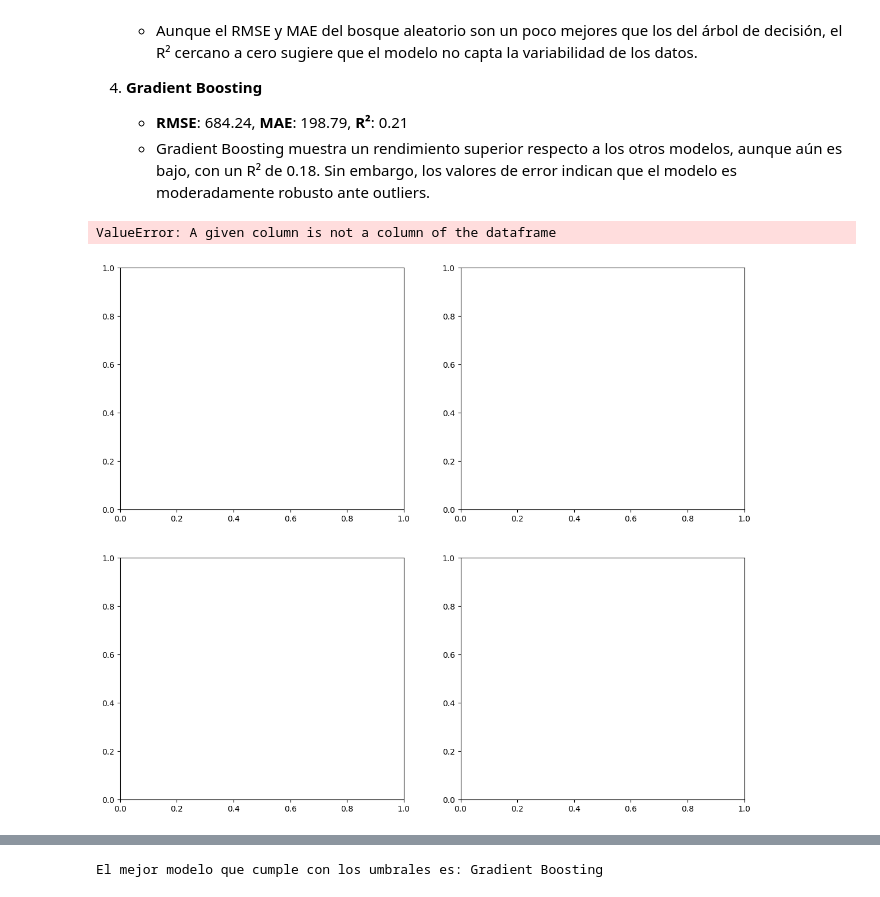
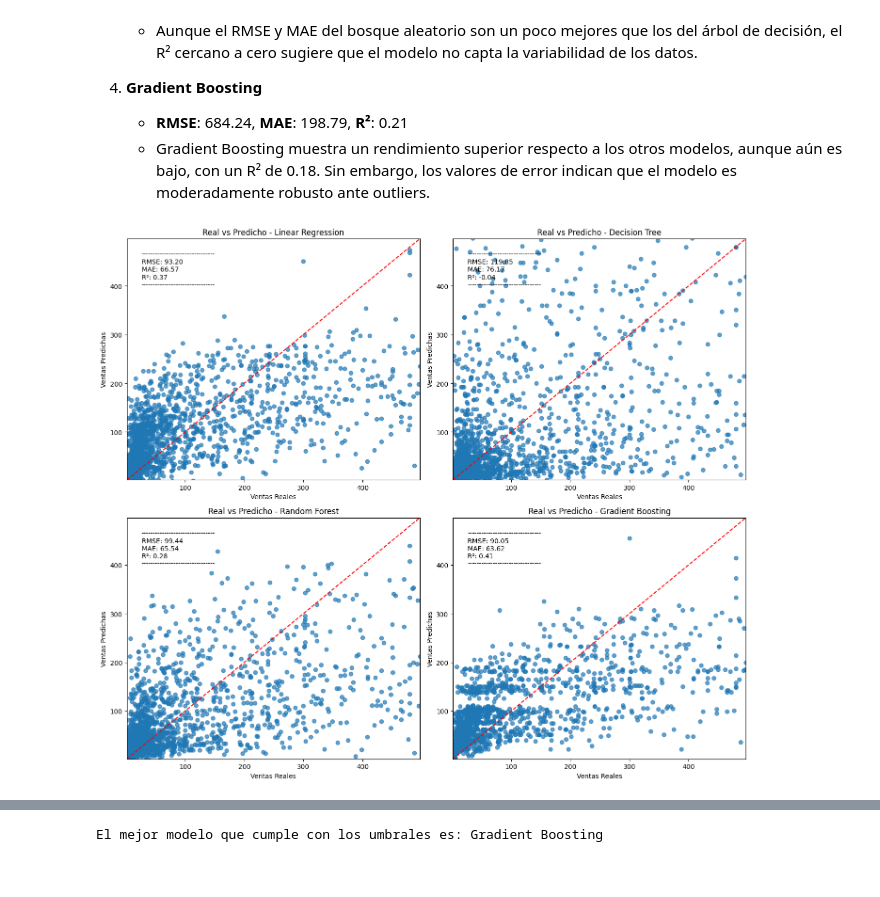
Before and after one commit to NicolasAlarconS/data_science, a Jupyter notebook: nicoals_alarcon_notebook.ipynb, the cells around one changed output, grey strips where cells are left out. Cells and saved outputs as stored; diff of their text form; code cells hidden in the pictures.

```diff
--- a/nicoals_alarcon_notebook.ipynb
+++ b/nicoals_alarcon_notebook.ipynb
@@ -683,7 +683,7 @@ df_cleaned['Order Date'] = pd.to_datetime(df['Order Date'])
 df_cleaned['Ship Date'] = pd.to_datetime(df['Ship Date'])
 
 # Convertir variables categóricas a variables dummies (One-Hot Encoding)
-categorical_features = ['Ship Mode', 'Segment', 'Country', 'City', 'State', 'Region', 'Category', 'Sub-Category', 'Quarter']
+categorical_features = ['Ship Mode', 'Segment', 'Country', 'City', 'State', 'Region', 'Category', 'Sub-Category']
 numerical_features = ['Quantity', 'Discount']
 
 # Transformador para preprocesar
@@ -734,35 +734,34 @@ for ax, (model_name, model_pipeline) in zip(axes, models.items()):
         'MAE': mae,
         'R²': r2
     }
 
     # Crear gráfico de Real vs. Predicho para cada modelo
     ax.scatter(y_test, y_pred, alpha=0.7)
     ax.plot([y_test.min(), y_test.max()], [y_test.min(), y_test.max()], color='red', linestyle='--')
     ax.set_title(f'Real vs Predicho - {model_name}')
     ax.set_xlabel('Ventas Reales')
     ax.set_ylabel('Ventas Predichas')
     ax.set_xlim(y_test.min(), y_test.max())  # Ajustar límites del eje x
     ax.set_ylim(y_test.min(), y_test.max())  # Ajustar límites del eje y
 
     # Añadir métricas en la esquina superior izquierda del gráfico
     metrics_text = (f"--------------------------------\n"
                     f"RMSE: {rmse:.2f}\n"
                     f"MAE: {mae:.2f}\n"
                     f"R²: {r2:.2f}\n"
                     f"--------------------------------")
 
     # Colocar el texto en la esquina superior izquierda
     ax.text(0.05, 0.95, metrics_text, ha='left', va='top', transform=ax.transAxes, fontsize=10)
 
 # Ajustar el espacio entre los gráficos
 plt.subplots_adjust(hspace=0.5)  # Aumentar espacio vertical entre filas
 
 # Mostrar la figura
 plt.tight_layout()
 plt.show()
 # %% [output]
-ValueError: A given column is not a column of the dataframe
-[figure, old version]
+[figure, new version]
 # %% [markdown]
 #### Sin Outliers
 
```
Also changed, not shown: parts of 1 cell of this notebook.
